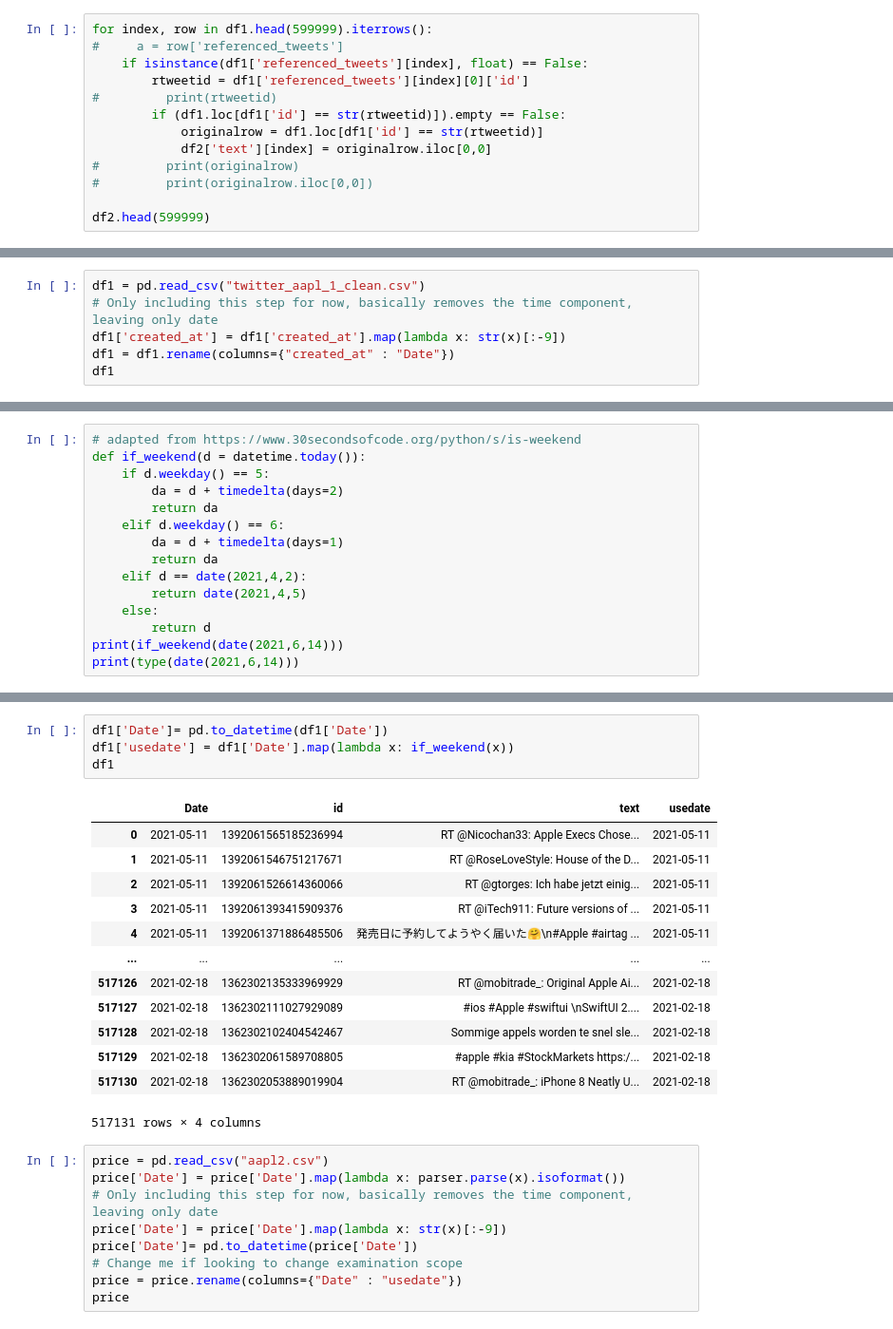
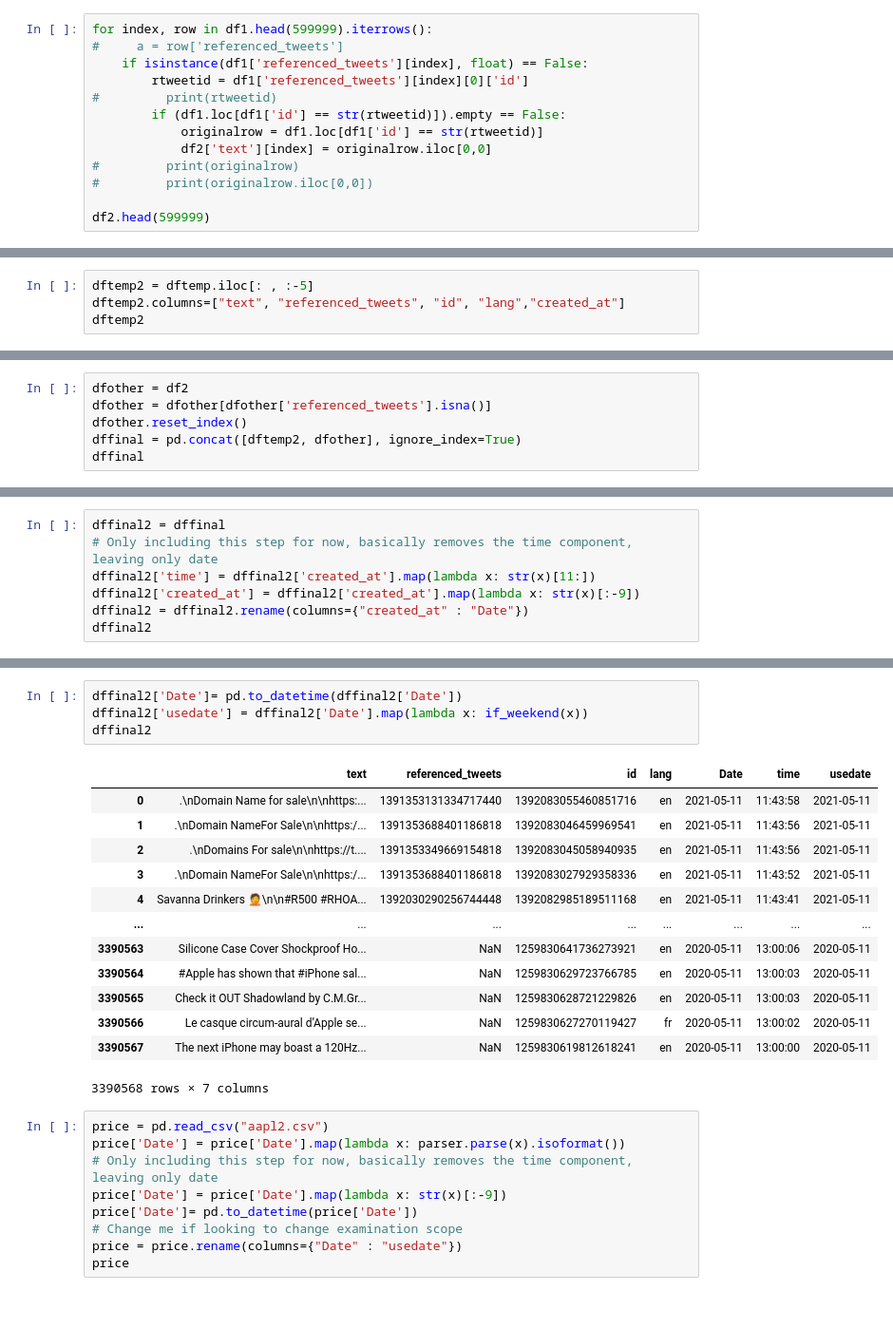
Before and after one commit to nathanindrakumar/Final_Project, a Jupyter notebook: Full_File_Preprocessing.ipynb, the cells around one changed output, grey strips where cells are left out. Shown at 95% size. Drawn from its saved outputs; the diff is of its cells as text.

```diff
--- a/Full_File_Preprocessing.ipynb
+++ b/Full_File_Preprocessing.ipynb
@@ -124,0 +207,4 @@ df2.head(599999)
+# %%
+dftemp2 = dftemp.iloc[: , :-5]
+dftemp2.columns=["text", "referenced_tweets", "id", "lang","created_at"]
+dftemp2
@@ -124,0 +225,6 @@ df2.head(599999)
+# %%
+dfother = df2
+dfother = dfother[dfother['referenced_tweets'].isna()]
+dfother.reset_index()
+dffinal = pd.concat([dftemp2, dfother], ignore_index=True)
+dffinal
@@ -137,7 +317,8 @@ df1.to_csv("twitter_aapl_1_clean.csv", index = False)
 # %%
-df1 = pd.read_csv("twitter_aapl_1_clean.csv")
+dffinal2 = dffinal
 # Only including this step for now, basically removes the time component, leaving only date
-df1['created_at'] = df1['created_at'].map(lambda x: str(x)[:-9])
-df1 = df1.rename(columns={"created_at" : "Date"})
-df1
+dffinal2['time'] = dffinal2['created_at'].map(lambda x: str(x)[11:])
+dffinal2['created_at'] = dffinal2['created_at'].map(lambda x: str(x)[:-9])
+dffinal2 = dffinal2.rename(columns={"created_at" : "Date"})
+dffinal2
 # %% [output]
@@ -157,15 +337,0 @@ df1
-# %%
-# adapted from https://www.30secondsofcode.org/python/s/is-weekend
-def if_weekend(d = datetime.today()):
-    if d.weekday() == 5:
-        da = d + timedelta(days=2)
-        return da
-    elif d.weekday() == 6:
-        da = d + timedelta(days=1)
-        return da
-    elif d == date(2021,4,2):
-        return date(2021,4,5)
-    else:
-        return d
-print(if_weekend(date(2021,6,14)))
-print(type(date(2021,6,14)))
@@ -175,21 +391,21 @@ print(type(date(2021,6,14)))
 # %%
-df1['Date']= pd.to_datetime(df1['Date'])
-df1['usedate'] = df1['Date'].map(lambda x: if_weekend(x))
-df1
+dffinal2['Date']= pd.to_datetime(dffinal2['Date'])
+dffinal2['usedate'] = dffinal2['Date'].map(lambda x: if_weekend(x))
+dffinal2
 # %% [output]
-|  | Date | id | text | usedate |
-| 0 | 2021-05-11 | 1392061565185236994 | RT @Nicochan33: Apple Execs Chose... | 2021-05-11 |
-| 1 | 2021-05-11 | 1392061546751217671 | RT @RoseLoveStyle: House of the D... | 2021-05-11 |
-| 2 | 2021-05-11 | 1392061526614360066 | RT @gtorges: Ich habe jetzt einig... | 2021-05-11 |
-| 3 | 2021-05-11 | 1392061393415909376 | RT @iTech911: Future versions of ... | 2021-05-11 |
-| 4 | 2021-05-11 | 1392061371886485506 | 発売日に予約してようやく届いた🤗\n#Apple #airtag ... | 2021-05-11 |
-| ... | ... | ... | ... | ... |
-| 517126 | 2021-02-18 | 1362302135333969929 | RT @mobitrade_: Original Apple Ai... | 2021-02-18 |
-| 517127 | 2021-02-18 | 1362302111027929089 | #ios #Apple #swiftui \nSwiftUI 2.... | 2021-02-18 |
-| 517128 | 2021-02-18 | 1362302102404542467 | Sommige appels worden te snel sle... | 2021-02-18 |
-| 517129 | 2021-02-18 | 1362302061589708805 | #apple #kia #StockMarkets https:/... | 2021-02-18 |
-| 517130 | 2021-02-18 | 1362302053889019904 | RT @mobitrade_: iPhone 8 Neatly U... | 2021-02-18 |
+|  | text | referenced_tweets | id | lang | Date | time | usedate |
+| 0 | .\nDomain Name for sale\n\nhttps:... | 1391353131334717440 | 1392083055460851716 | en | 2021-05-11 | 11:43:58 | 2021-05-11 |
+| 1 | .\nDomain NameFor Sale\n\nhttps:/... | 1391353688401186818 | 1392083046459969541 | en | 2021-05-11 | 11:43:56 | 2021-05-11 |
+| 2 | .\nDomains For sale\n\nhttps://t.... | 1391353349669154818 | 1392083045058940935 | en | 2021-05-11 | 11:43:56 | 2021-05-11 |
+| 3 | .\nDomain NameFor Sale\n\nhttps:/... | 1391353688401186818 | 1392083027929358336 | en | 2021-05-11 | 11:43:52 | 2021-05-11 |
+| 4 | Savanna Drinkers 🤦\n\n#R500 #RHOA... | 1392030290256744448 | 1392082985189511168 | en | 2021-05-11 | 11:43:41 | 2021-05-11 |
+| ... | ... | ... | ... | ... | ... | ... | ... |
+| 3390563 | Silicone Case Cover Shockproof Ho... | NaN | 1259830641736273921 | en | 2020-05-11 | 13:00:06 | 2020-05-11 |
+| 3390564 | #Apple has shown that #iPhone sal... | NaN | 1259830629723766785 | en | 2020-05-11 | 13:00:03 | 2020-05-11 |
+| 3390565 | Check it OUT Shadowland by C.M.Gr... | NaN | 1259830628721229826 | en | 2020-05-11 | 13:00:03 | 2020-05-11 |
+| 3390566 | Le casque circum-aural d’Apple se... | NaN | 1259830627270119427 | fr | 2020-05-11 | 13:00:02 | 2020-05-11 |
+| 3390567 | The next iPhone may boast a 120Hz... | NaN | 1259830619812618241 | en | 2020-05-11 | 13:00:00 | 2020-05-11 |
-517131 rows × 4 columns
+3390568 rows × 7 columns
 # %%
 price = pd.read_csv("aapl2.csv")
 price['Date'] = price['Date'].map(lambda x: parser.parse(x).isoformat())
```
Also changed, not shown: parts of 19 cells of this notebook, 5 other files.
